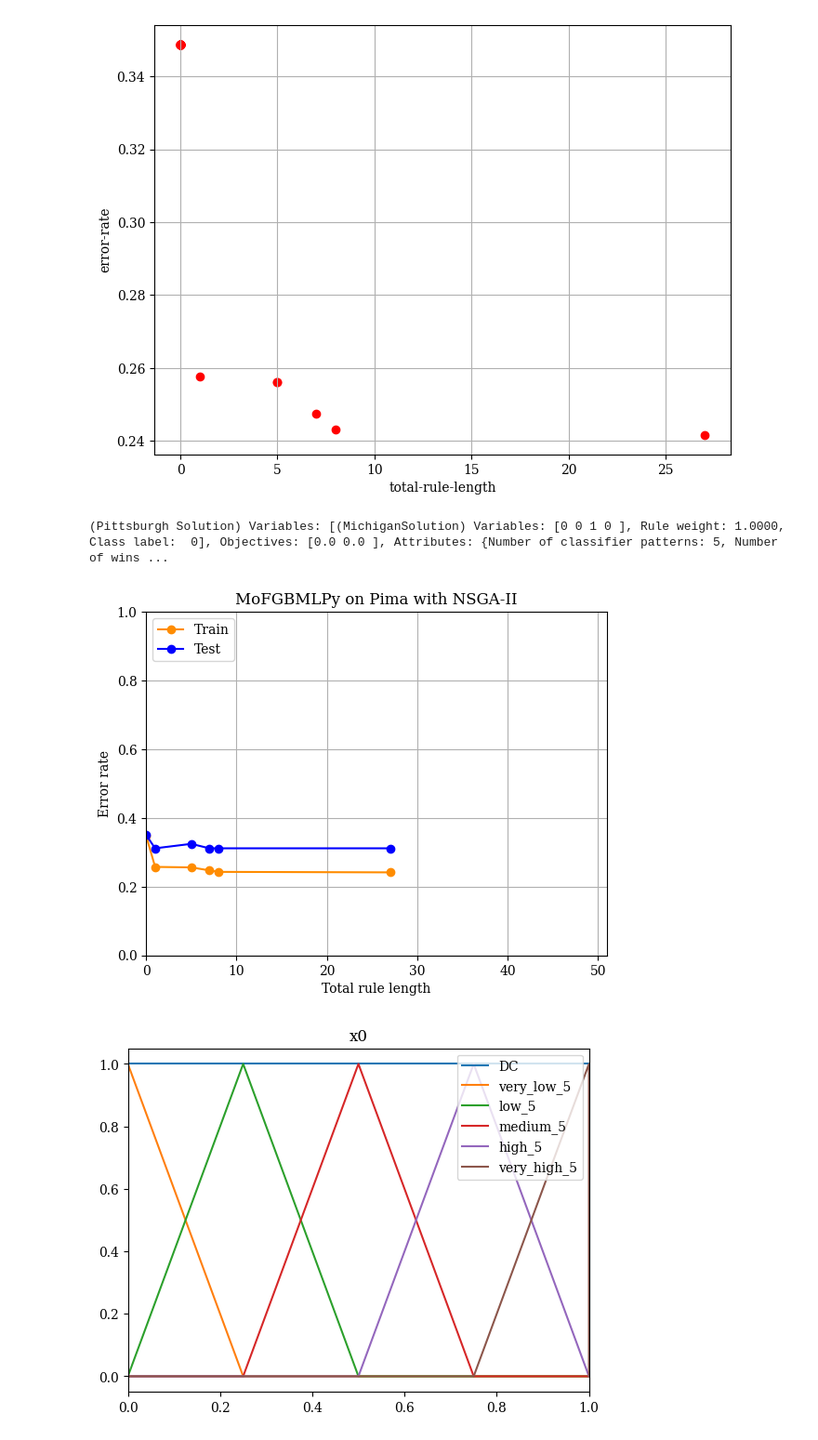
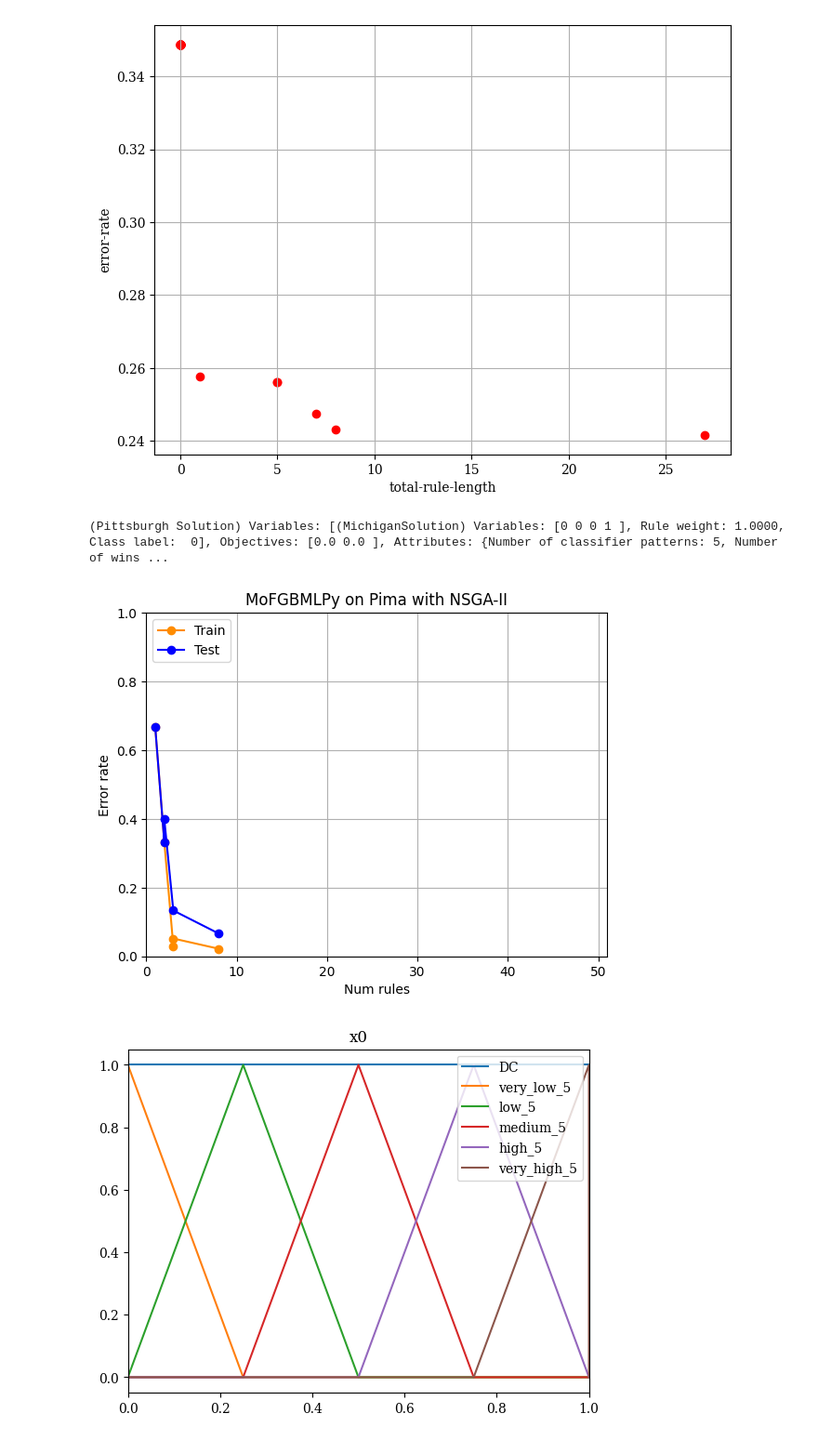
Before and after one commit to ci-labo-omu/MoFGBMLPy, a Jupyter notebook: examples/nsgaii_iris.ipynb, the cells around one changed output. Shown at 93% size. Saved outputs shown, nothing was run; the diff lists cells and outputs as text; code cells hidden in the pictures.

```diff
--- a/examples/nsgaii_iris.ipynb
+++ b/examples/nsgaii_iris.ipynb
@@ -16,9 +16,9 @@ Run MoFGBMLPy
 args = [
     "--algorithm-id", "1",
     "--experiment-id", "2",
-    "--data-name", "pima",
-    "--train-file", "../dataset/pima/a0_0_pima-10tra.dat",
-    "--test-file", "../dataset/pima/a0_0_pima-10tst.dat",
+    "--data-name", "iris",
+    "--train-file", "../dataset/iris/a0_0_iris-10tra.dat",
+    "--test-file", "../dataset/iris/a0_0_iris-10tst.dat",
     "--terminate-evaluation", "10000",
     "--objectives", "total-rule-length", "error-rate",
     # "--crossover-type", "pittsburgh-crossover",
@@ -79,11 +86,11 @@ plot.ax.grid(visible=True)
 # %%
 results.opt.get('X')[1,0]
 # %% [output]
-(Pittsburgh Solution) Variables: [(MichiganSolution) Variables: [0 0 1 0 ], Rule weight: 1.0000, Class label:  0], Objectives: [0.0 0.0 ], Attributes: {Number of classifier patterns: 5, Number of wins ...
+(Pittsburgh Solution) Variables: [(MichiganSolution) Variables: [0 0 0 1 ], Rule weight: 1.0000, Class label:  0], Objectives: [0.0 0.0 ], Attributes: {Number of classifier patterns: 5, Number of wins ...
 # %%
-runner.plot_line_interpretability_error_rate_tradeoff(results.opt.get('X')[:, 0], title="MoFGBMLPy on Pima with NSGA-II", xlim=[0,51])
+runner.plot_line_interpretability_error_rate_tradeoff(results.opt.get('X')[:, 0], title="MoFGBMLPy on Pima with NSGA-II", xlim=[0,51],x_key='num_rules' )
 # %% [output]
-[figure, old version]
+[figure, new version]
 # %%
 # runner.plot_line_interpretability_error_rate_tradeoff(results.opt.get('X')[:, 0], title="MoFGBMLPy on Iris with NSGA-II", xlim=[0,16])
 # runner.plot_line_interpretability_error_rate_tradeoff(results.opt.get('X')[:, 0], title="MoFGBMLPy on Iris with MOEA/D", xlim=[0,10])
```
Also changed, not shown: parts of 3 cells of this notebook.
